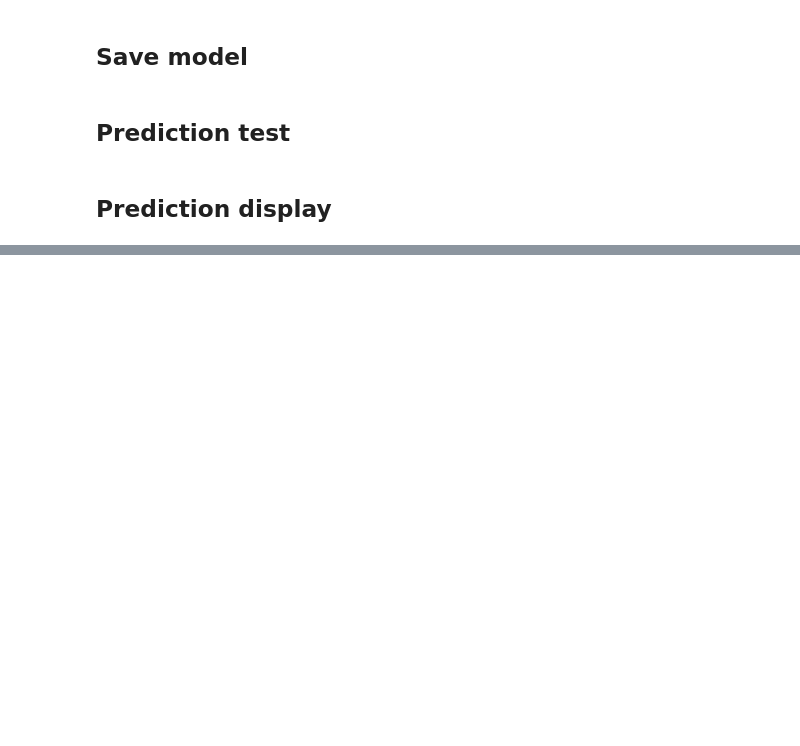
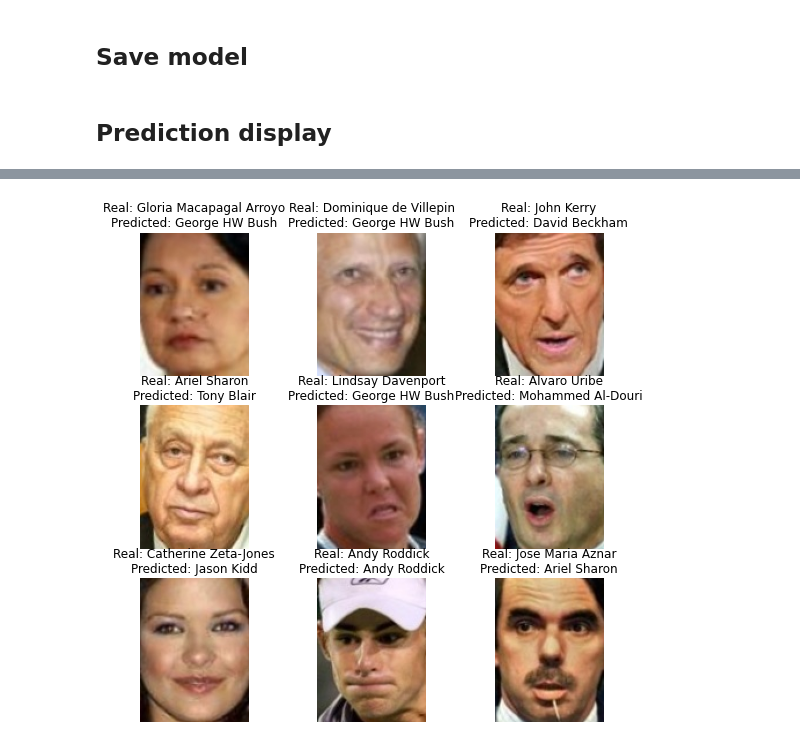
Before and after one commit to TrellixVulnTeam/face_recognition_cnn_XTHL, a Jupyter notebook: src/dl_lfw.ipynb, the cells around one changed output, grey strips where cells are left out. Saved outputs shown, nothing was run; the diff lists cells and outputs as text; code cells hidden in the pictures; blank space fills up the shorter version.

```diff
--- a/src/dl_lfw.ipynb
+++ b/src/dl_lfw.ipynb
@@ -174,5 +193,3 @@ Epoch 3/50
 ## Save model
 # %%
 model.save_weights("../weights/resnet50_lfw.h5")
-# %% [markdown]
-## Prediction test
@@ -184,6 +198,9 @@ y_pred_mytest = model.predict(X[image_index:image_index + 9])
 # %%
 import matplotlib.pyplot as plt
 import numpy as np
+
+image_index = 10
+y_pred_mytest = model.predict(X[image_index:image_index + 9])
 
 plt.figure(figsize=(9, 9))
 for i in range(9):
@@ -193,3 +210,4 @@ for i in range(9):
     plt.imshow(X[image_index + i])
     plt.axis("off")
 plt.show()
+# %% [output]
@@ -195,0 +215 @@ plt.show()
+[figure, added]
```
Also changed, not shown: parts of 8 cells of this notebook, 2 other files.
